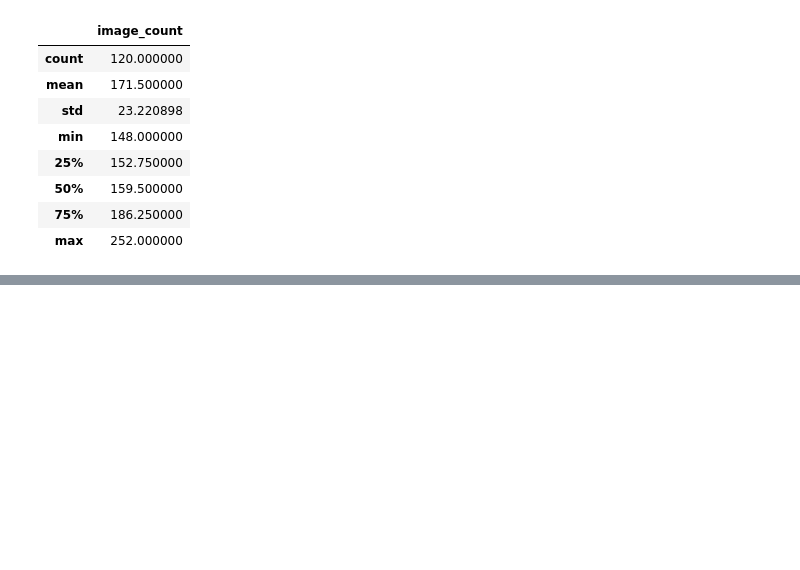
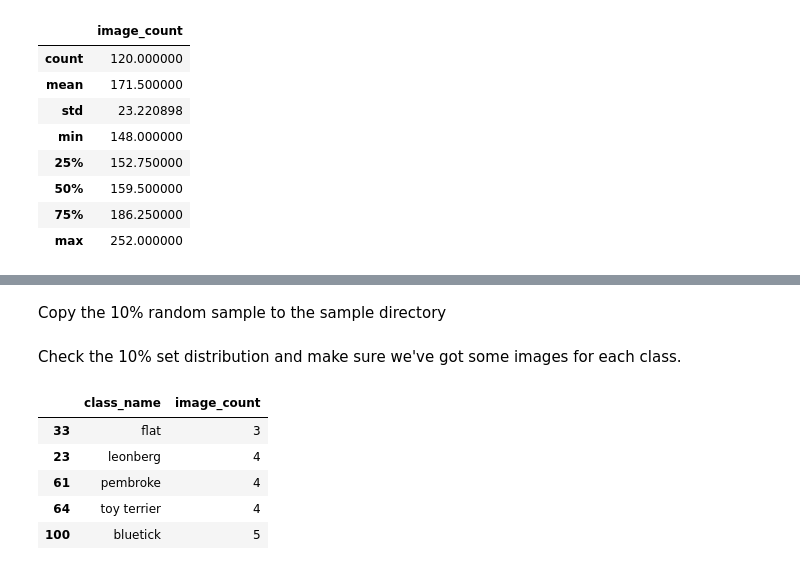
Before and after one commit to mzsolt68/DogVision, a Jupyter notebook: dog_vision.ipynb, the cells around one changed output, grey strips where cells are left out. Saved outputs shown, nothing was run; the diff lists cells and outputs as text; code cells hidden in the pictures; blank space fills up the shorter version.

```diff
--- a/dog_vision.ipynb
+++ b/dog_vision.ipynb
@@ -584,0 +769,2 @@ image_counts_dataframe.describe()
+# %% [markdown]
+Copy the 10% random sample to the sample directory
@@ -584,0 +784,14 @@ image_counts_dataframe.describe()
+# %% [markdown]
+Check the 10% set distribution and make sure we've got some images for each class.
+# %%
+# Count images in the 10% directory
+train_10_percent_image_class_count  = count_images_in_subfolders(train_10_percent_dir)
+train_10_percent_image_class_count_df = pd.DataFrame(train_10_percent_image_class_count).sort_values("image_count", ascending=True)
+train_10_percent_image_class_count_df.head()
+# %% [output]
+|  | class_name | image_count |
+| 33 | flat | 3 |
+| 23 | leonberg | 4 |
+| 61 | pembroke | 4 |
+| 64 | toy terrier | 4 |
+| 100 | bluetick | 5 |
```
Also changed, not shown: parts of 28 cells of this notebook.
